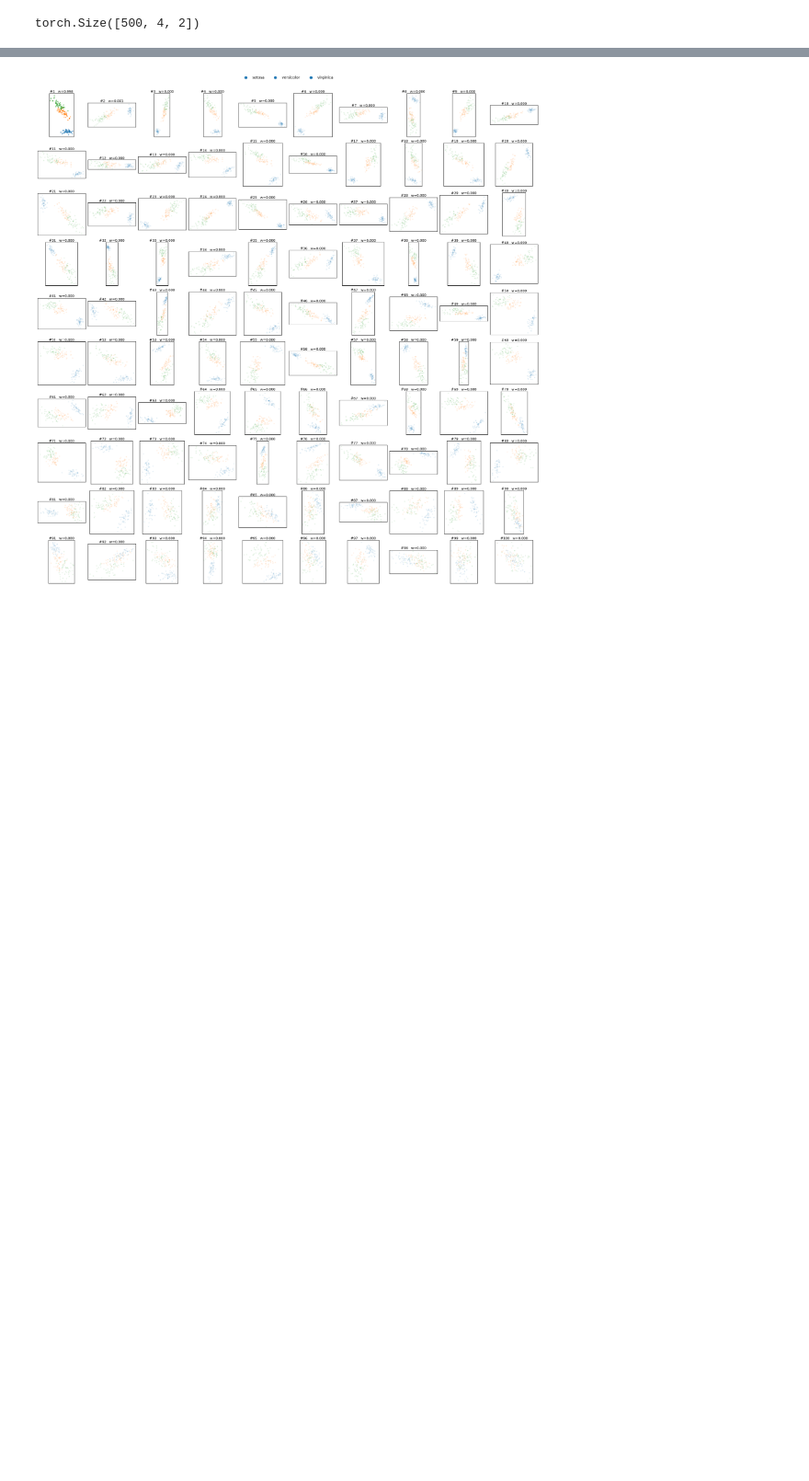
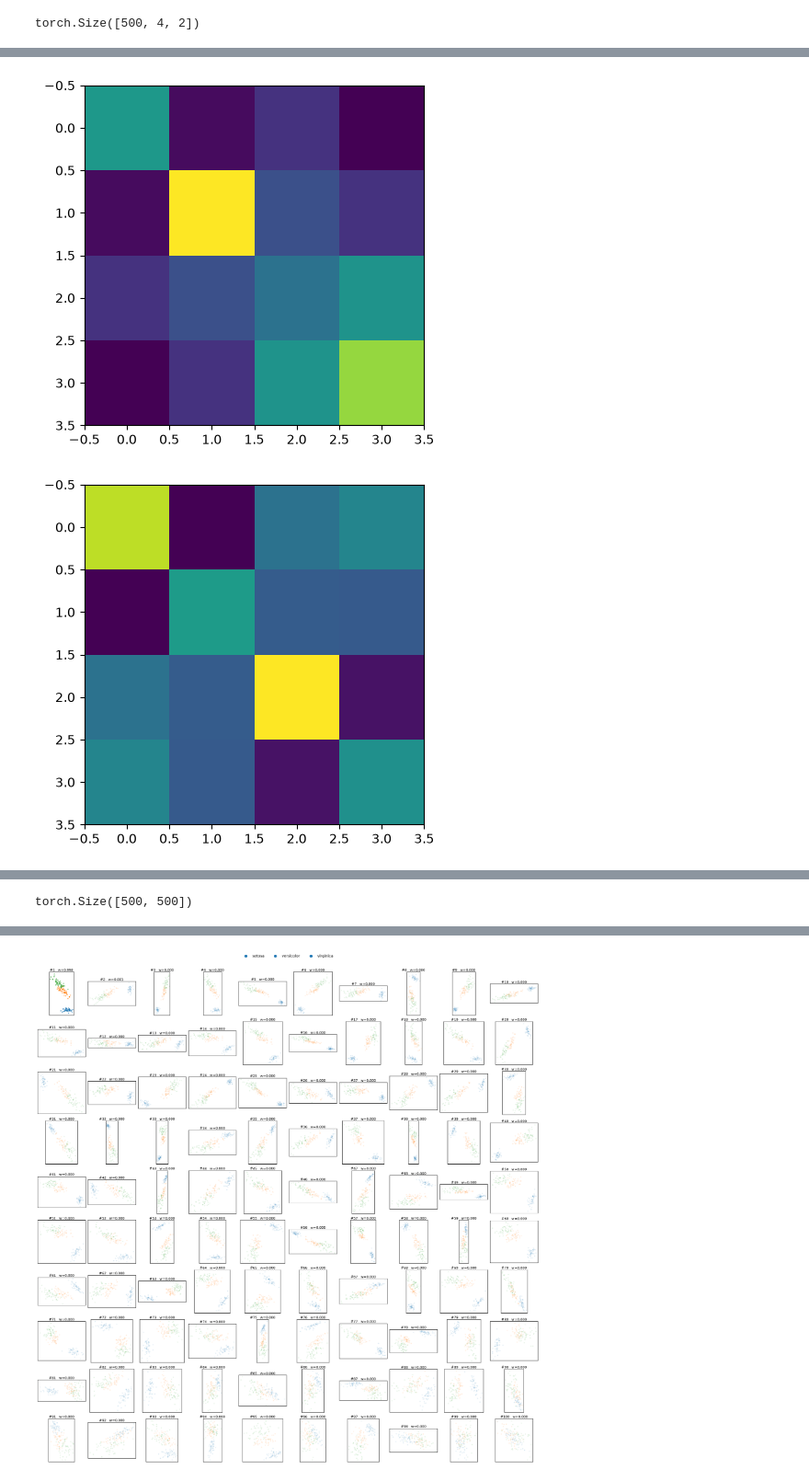
Before and after one commit to clbonet/Lifting_PCA_Wasserstein_Space, a Jupyter notebook: LiftedPCA_Iris.ipynb, the cells around one changed output, grey strips where cells are left out. Shown at 92% size. Saved outputs shown, nothing was run; the diff lists cells and outputs as text; code cells hidden in the pictures; blank space fills up the shorter version.

```diff
--- a/LiftedPCA_Iris.ipynb
+++ b/LiftedPCA_Iris.ipynb
@@ -186,0 +192,7 @@ torch.Size([500, 4, 2])
+# %%
+for k in range(5):
+    plt.imshow(distr_projs[k])
+    plt.show()
+# %% [output]
+[figure, added]
+[figure, added]
@@ -186,0 +231,4 @@ torch.Size([500, 4, 2])
+# %%
+pairwise_dist.shape
+# %% [output]
+torch.Size([500, 500])
```
Also changed, not shown: parts of 32 cells of this notebook, 2 other files.
